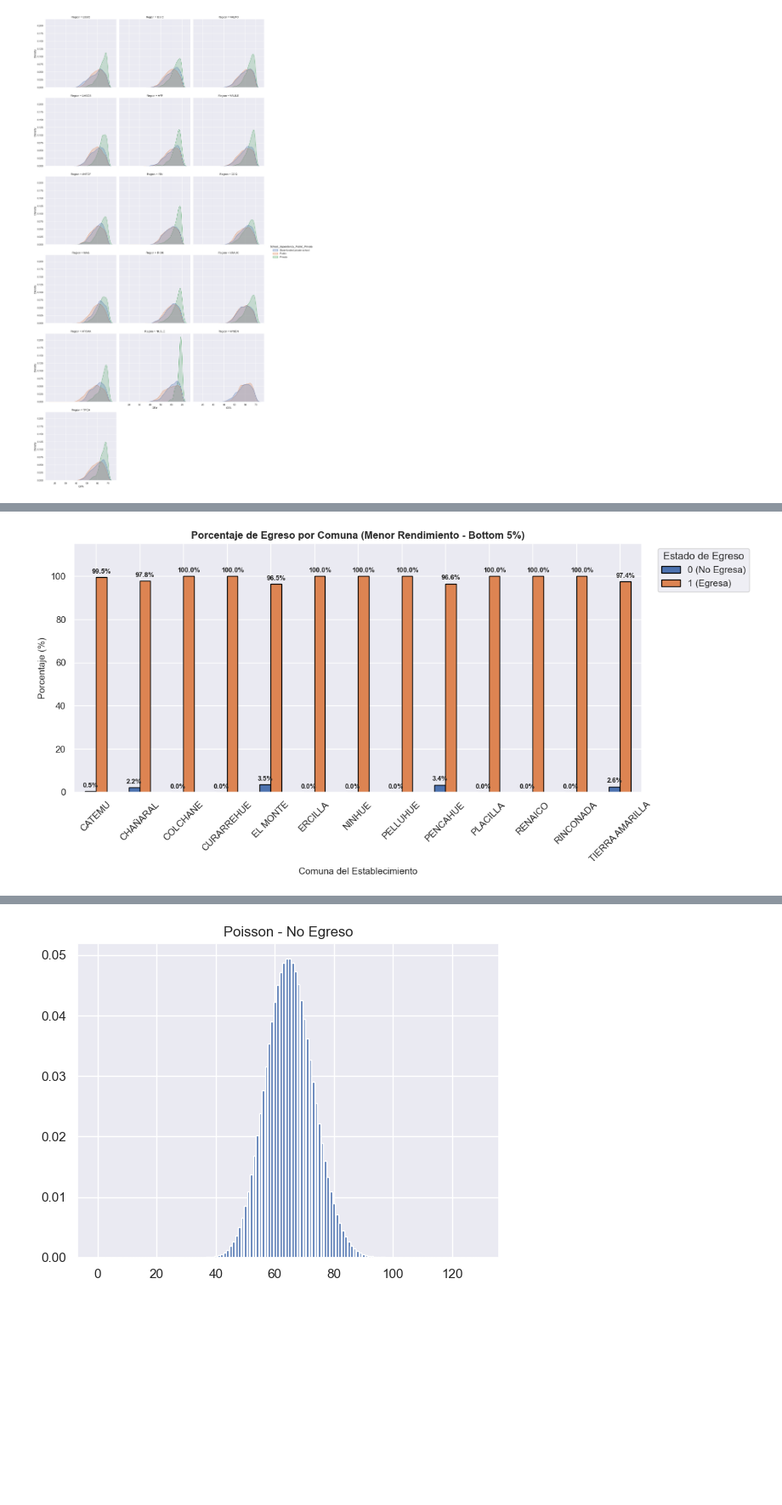
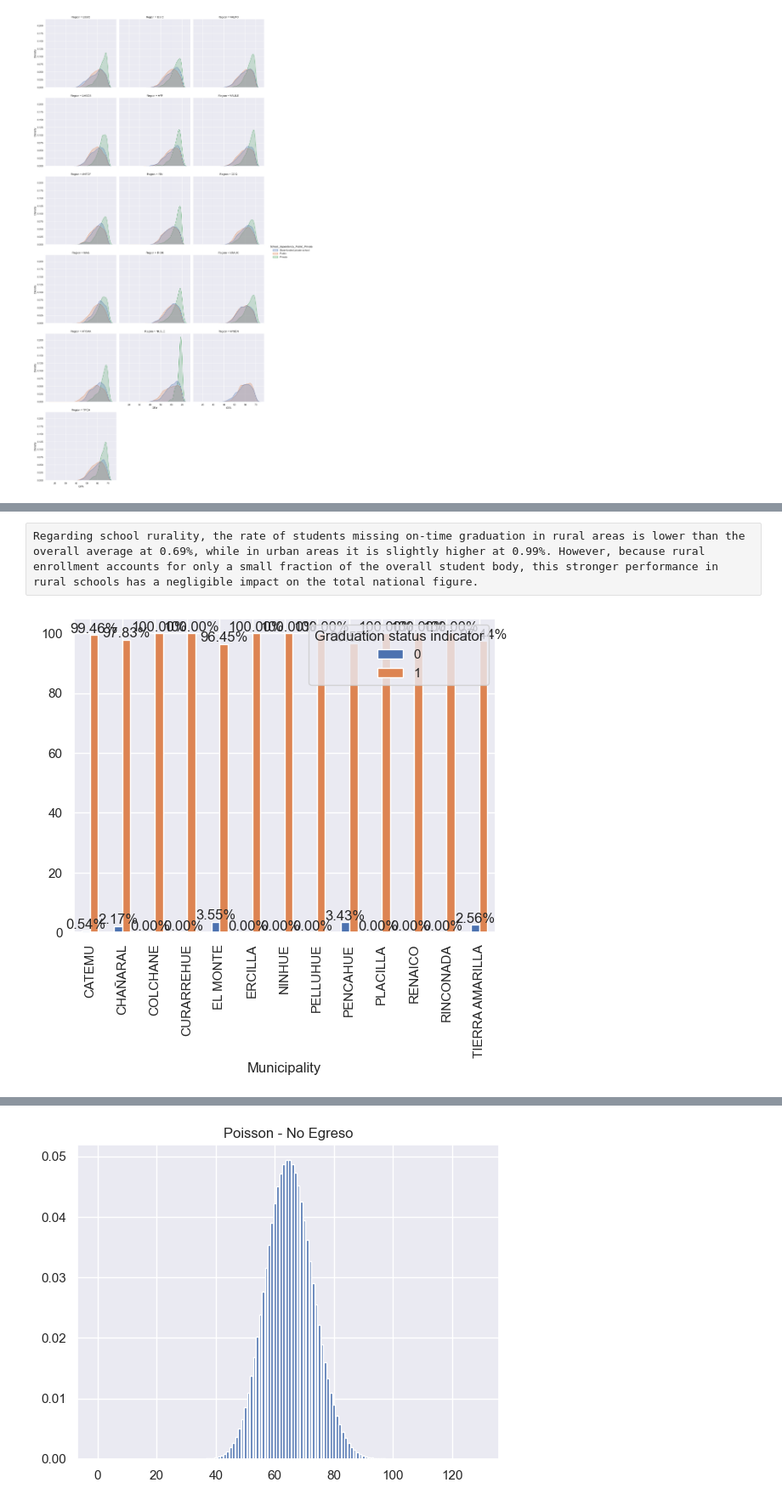
Before and after one commit to 2026788-max/Stastics, a Jupyter notebook: Statistics.CA1.ManuelaCorrea.ipynb, the cells around one changed output, grey strips where cells are left out. Shown at 85% size. Drawn from its saved outputs; the diff is of its cells as text; code cells hidden in the pictures; blank space fills up the shorter version.

```diff
--- a/Statistics.CA1.ManuelaCorrea.ipynb
+++ b/Statistics.CA1.ManuelaCorrea.ipynb
@@ -540,59 +371,9 @@ plt.show()
+# %% [raw]
+Regarding school rurality, the rate of students missing on-time graduation in rural areas is lower than the overall average at 0.69%, while in urban areas it is slightly higher at 0.99%. However, because rural enrollment accounts for only a small fraction of the overall student body, this stronger performance in rural schools has a negligible impact on the total national figure.
 # %%
-import matplotlib.pyplot as plt
-import pandas as pd
-
-# 1. Lista de comunas seleccionadas (Bottom 5%)
-comunas_lista = [
-    "PENCAHUE",
-    "COLCHANE",
-    "ERCILLA",
-    "EL MONTE",
-    "NINHUE",
-    "CHAÑARAL",
-    "CURARREHUE",
-    "RENAICO",
-    "TIERRA AMARILLA",
-    "PLACILLA",
-    "RINCONADA",
-    "CATEMU",
-    "PELLUHUE",
-]
-
-# 2. Filtrar DataFrame
-df_subconjunto = dfc[dfc["Municipality"].isin(comunas_lista)]
-
-# 3. Calcular tabla cruzada en porcentaje dentro de cada comuna
-cross_tab_bottom = (
-    pd.crosstab(
-        df_subconjunto["Municipality"],
-        df_subconjunto["Graduation status indicator"],
-        normalize="index",
-    )
-    * 100
-)
-
-# 4. Graficar
-ax = cross_tab_bottom.plot(kind="bar", edgecolor="black", rot=45, figsize=(12, 6))
-
-# Agregar etiquetas de % arriba de cada barra
-for container in ax.containers:
-    ax.bar_label(container, fmt="%.1f%%", fontweight="bold", padding=3, fontsize=8)
-
-plt.title(
-    "Porcentaje de Egreso por Comuna (Menor Rendimiento - Bottom 5%)",
-    fontsize=12,
-    fontweight="bold",
-)
-plt.xlabel("Comuna del Establecimiento", fontsize=11)
-plt.ylabel("Porcentaje (%)", fontsize=11)
-plt.ylim(0, 115)
-plt.legend(
-    ["0 (No Egresa)", "1 (Egresa)"],
-    title="Estado de Egreso",
-    bbox_to_anchor=(1.02, 1),
-    loc="upper left",
-)
-plt.tight_layout()
+comunas = ["PENCAHUE", "COLCHANE", "ERCILLA", "EL MONTE", "NINHUE", "CHAÑARAL", "CURARREHUE", "RENAICO", "TIERRA AMARILLA", "PLACILLA", "RINCONADA", "CATEMU", "PELLUHUE"]
+ax = (pd.crosstab(dfc[dfc["Municipality"].isin(comunas)]["Municipality"], dfc["Graduation status indicator"], normalize="index") * 100).plot(kind="bar")
+[ax.bar_label(c, fmt="%.2f%%") for c in ax.containers]
 plt.show()
 # %% [output]
-[figure, old version]
+[figure, new version]
```
Also changed, not shown: parts of 27 cells of this notebook, 2 other files.
